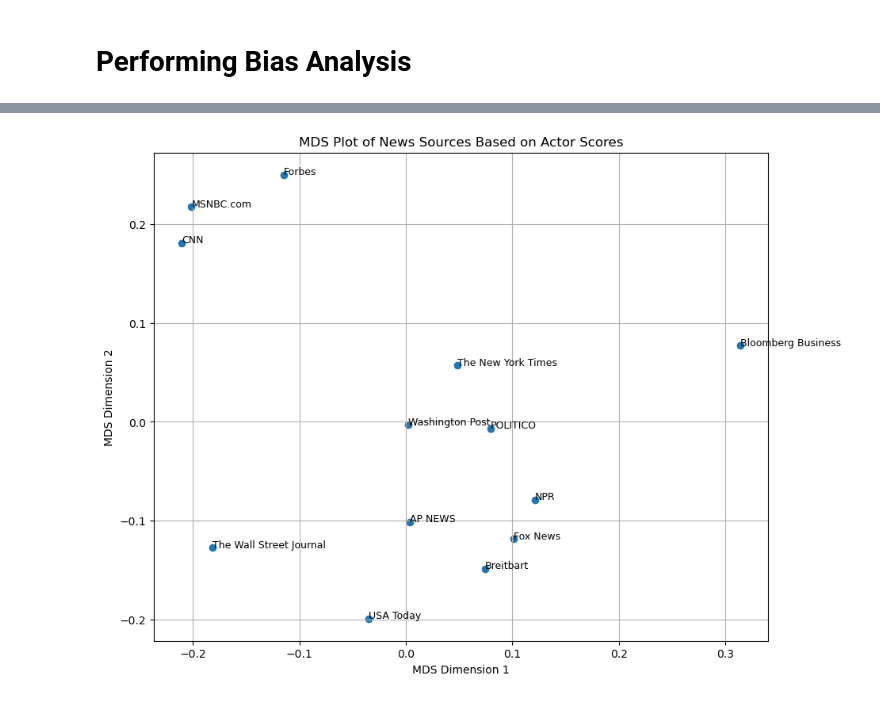
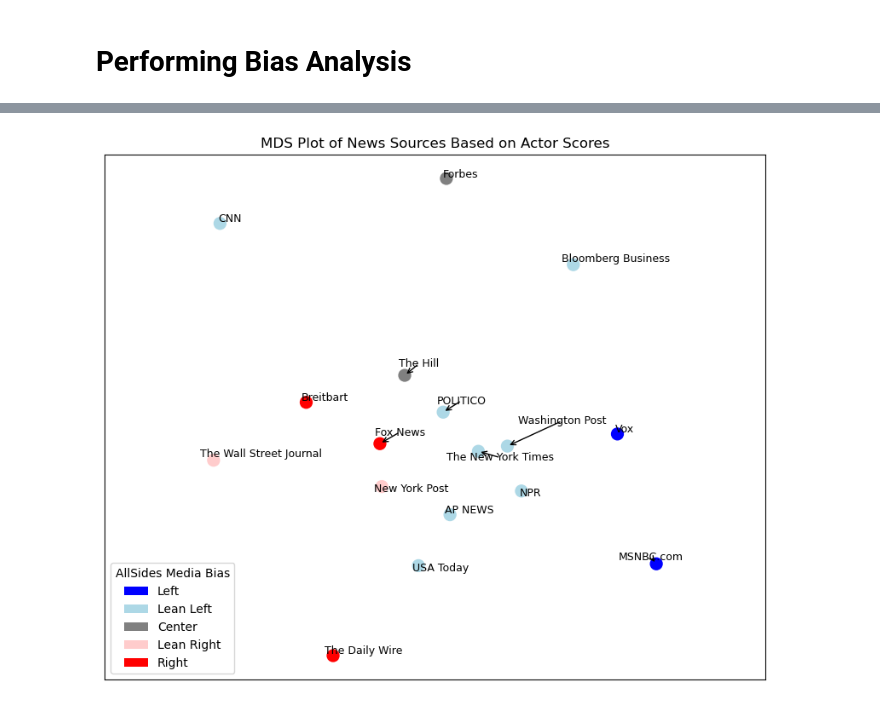
Before and after one commit to CarsonJMullen/Unstructured-Data-Analytics, a Jupyter notebook: Final Project/Final Project.ipynb, the cells around one changed output, grey strips where cells are left out. Cells and saved outputs as stored; diff of their text form; code cells hidden in the pictures.

Commit message:
added several sources and improved maps

```diff
--- a/Final Project/Final Project.ipynb
+++ b/Final Project/Final Project.ipynb
@@ -499,4 +456,0 @@ average_actor_scores_df.loc[
-# %%
-# Cap the average_title_score values
-average_actor_scores_df['average_title_score'] = np.clip(average_actor_scores_df['average_title_score'], -0.1, 0.1)
-average_actor_scores_df['average_content_score'] = np.clip(average_actor_scores_df['average_title_score'], -.1, 0.1)
@@ -540,0 +480,11 @@ plt.show()
+# %%
+candidates_df = average_actor_scores_df[average_actor_scores_df['actor'].isin(['Trump', 'Harris'])]
+
+plt.figure(figsize=(30,6))
+sns.barplot(x='source', y='adj_content_value', hue='actor', data=candidates_df, dodge=True, palette=average_actor_scores_df.set_index('actor')['color'])
+
+plt.title('Content Media Bias')
+plt.ylabel('Baseline Value')
+plt.xlabel('Source')
+plt.legend(title='Actor')
+plt.show()
@@ -541,31 +511,79 @@ plt.show()
+# %%
+# Cap the average_title_score values
+average_actor_scores_df['average_title_score'] = np.clip(average_actor_scores_df['average_title_score'], -0.15, 0.15)
+average_actor_scores_df['average_content_score'] = np.clip(average_actor_scores_df['average_content_score'], -.15, 0.15)
 # %%
 # First, we need to pivot the data to have a row per source and columns for each actor's average scores
 pivot_df = average_actor_scores_df.pivot_table(index='source', columns='actor', values=['average_title_score', 'average_content_score'])
 
 # Flatten the MultiIndex columns to simple names
 pivot_df.columns = [f'{col[0]}_{col[1]}' for col in pivot_df.columns]
 
 # Fill any missing values with 0
 pivot_df = pivot_df.fillna(0)
 
 # Compute a distance matrix (Euclidean distance between sources based on their actor scores)
 distance_matrix = euclidean_distances(pivot_df)
 
+color_map = {
+    'CNN': 'lightblue',
+    'Washington Post': 'lightblue',
+    'NPR': 'lightblue',
+    'The New York Times': 'lightblue',
+    'POLITICO': 'lightblue',
+    'AP NEWS': 'lightblue',
+    'USA Today': 'lightblue',
+    'Bloomberg Business': 'lightblue',
+    'Fox News': 'red',
+    'Breitbart': 'red',
+    'The Wall Street Journal' : '#FFCCCC',
+    'MSNBC.com' : 'blue',
+    'The Daily Wire': 'red',
+    'New York Post': '#FFCCCC',
+    'Vox': 'blue'
+    # Add more sources with their respective colors here
+}
+
+# Apply a default color for sources not specified in the color_map
+default_color = 'gray'
+colors = [color_map.get(source, default_color) for source in pivot_df.index]
+
 mds = MDS(n_components=2, dissimilarity='precomputed', random_state=42)
 mds_result = mds.fit_transform(distance_matrix)
 
+plt.figure(figsize=(10, 8))
+plt.scatter(mds_result[:, 0], mds_result[:, 1], c=colors, s=100)  # Use 'c' for colors and increase point size for visibility
 
-plt.figure(figsize=(10, 8))
-plt.scatter(mds_result[:, 0], mds_result[:, 1])
+# Create a list of text labels
+texts = [plt.text(mds_result[i, 0], mds_result[i, 1], source, fontsize=9) for i, source in enumerate(pivot_df.index)]
 
-# Annotate each point with its news source
-for i, source in enumerate(pivot_df.index):
-    plt.text(mds_result[i, 0], mds_result[i, 1], source, fontsize=9)
+# Adjust text to prevent overlap, increase spacing
+adjust_text(
+    texts,
+    arrowprops=dict(arrowstyle='->', color='black', lw=1),
+    force_text=1.1,   # Increase this value to push labels away from each other
+    expand_text=(1.9, 1.9)  # Increase the distance multiplier
+)
+
+# Create the legend manually
+legend_elements = [
+    Patch(facecolor='blue', label='Left'),
+    Patch(facecolor='lightblue', label='Lean Left'),
+    Patch(facecolor='grey', label='Center'),
+    Patch(facecolor='#FFCCCC', label='Lean Right'),
+    Patch(facecolor='red', label='Right')
+]
+
+# Add legend to the plot
+plt.legend(handles=legend_elements, title="AllSides Media Bias", loc = 'lower left')
 
 plt.title('MDS Plot of News Sources Based on Actor Scores')
-plt.xlabel('MDS Dimension 1')
-plt.ylabel('MDS Dimension 2')
-plt.grid(True)
+plt.grid(True)  # Keep the grid
+plt.axis('equal')  # Keep aspect ratio square
+
+# Remove axis numbers (ticks) while keeping the axes
+plt.xticks([])  # Remove x-axis ticks
+plt.yticks([])
 plt.show()
 # %% [output]
-[figure, old version]
+[figure, new version]
```
Also changed, not shown: parts of 23 cells of this notebook, 2 other files.
